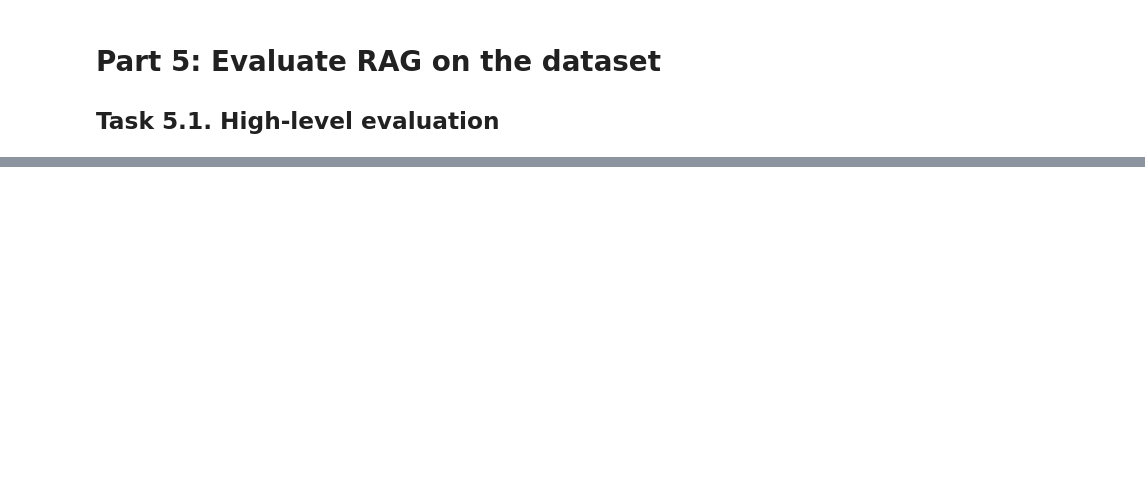
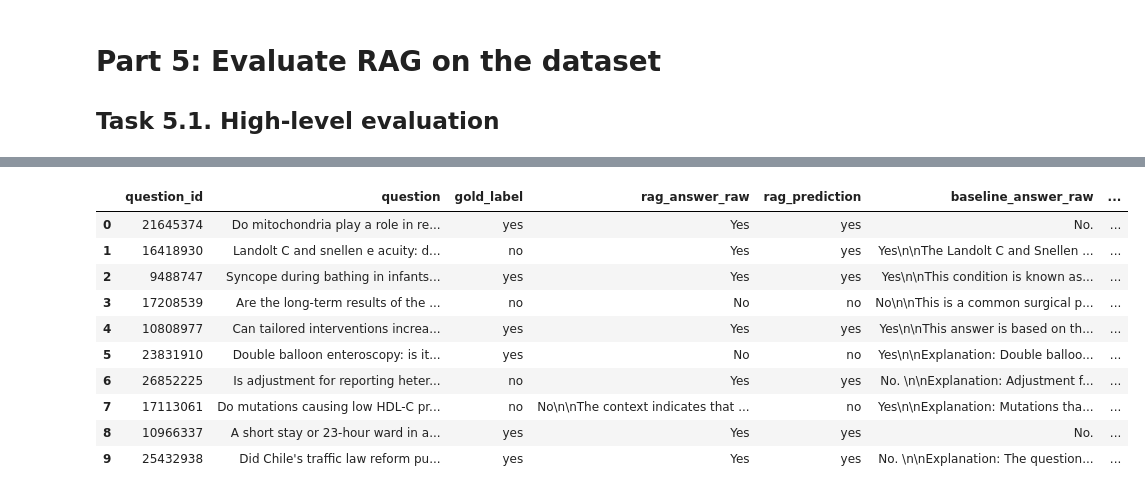
Before and after one commit to YingshuoXi/DL4NLP_Assignments, a Jupyter notebook: Assignment 4.ipynb, the cells around one changed output, grey strips where cells are left out. Cells and saved outputs as stored; diff of their text form; code cells hidden in the pictures; blank space fills up the shorter version.

```diff
--- a/Assignment 4.ipynb
+++ b/Assignment 4.ipynb
@@ -121,7 +121,8 @@ model = HuggingFacePipeline.from_model_id(
         "torch_dtype": "auto",
     },
     pipeline_kwargs={
-        "max_new_tokens": 100,
+        "max_new_tokens": 20,
+        "max_length": None,
         "do_sample": False,
         "return_full_text": False,
     },
@@ -368,0 +417,83 @@ def ask_rag(question):
+# %%
+N = 20
+eval_questions = questions[questions["gold_label"].isin(["yes", "no"])].head(N)
+
+rag_results = []
+
+for idx, row in eval_questions.iterrows():
+    output = ask_rag(row["question"])
+
+    rag_results.append({
+        "question_id": idx,
+        "question": row["question"],
+        "gold_label": row["gold_label"],
+        "rag_answer_raw": output["answer"],
+        "rag_prediction": clean_yes_no(output["answer"])
+    })
+
+rag_df = pd.DataFrame(rag_results)
+
+rag_accuracy = accuracy_score_simple(
+    rag_df["gold_label"],
+    rag_df["rag_prediction"]
+)
+
+rag_f1 = f1_score_yes(
+    rag_df["gold_label"],
+    rag_df["rag_prediction"]
+)
+
+baseline_template = """
+Answer the medical yes/no question.
+Answer with only one word: Yes or No.
+
+Question:
+{question}
+
+Answer:
+"""
+
+baseline_prompt = PromptTemplate.from_template(baseline_template)
+
+baseline_chain = (
+    baseline_prompt
+    | model
+    | StrOutputParser()
+)
+
+def ask_baseline(question):
+    answer = baseline_chain.invoke({"question": question})
+    return answer.strip()
+
+baseline_results = []
+
+for idx, row in eval_questions.iterrows():
+    answer = ask_baseline(row["question"])
+
+    baseline_results.append({
+        "question_id": idx,
+        "baseline_answer_raw": answer,
+        "baseline_prediction": clean_yes_no(answer)
+    })
+
+baseline_df = pd.DataFrame(baseline_results)
+
+combined_df = rag_df.merge(baseline_df, on="question_id")
+
+baseline_accuracy = accuracy_score_simple(
+    combined_df["gold_label"],
+    combined_df["baseline_prediction"]
+)
+
+baseline_f1 = f1_score_yes(
+    combined_df["gold_label"],
+    combined_df["baseline_prediction"]
+)
+
+print("RAG accuracy:", rag_accuracy)
+print("RAG F1:", rag_f1)
+print("Baseline accuracy:", baseline_accuracy)
+print("Baseline F1:", baseline_f1)
+
+combined_df.head(10)
+# %% [output]
@@ -368,0 +504,11 @@ def ask_rag(question):
+|  | question_id | question | gold_label | rag_answer_raw | rag_prediction | baseline_answer_raw | ... |
+| 0 | 21645374 | Do mitochondria play a role in re... | yes | Yes | yes | No. | ... |
+| 1 | 16418930 | Landolt C and snellen e acuity: d... | no | Yes | yes | Yes\n\nThe Landolt C and Snellen ... | ... |
+| 2 | 9488747 | Syncope during bathing in infants... | yes | Yes | yes | Yes\n\nThis condition is known as... | ... |
+| 3 | 17208539 | Are the long-term results of the ... | no | No | no | No\n\nThis is a common surgical p... | ... |
+| 4 | 10808977 | Can tailored interventions increa... | yes | Yes | yes | Yes\n\nThis answer is based on th... | ... |
+| 5 | 23831910 | Double balloon enteroscopy: is it... | yes | No | no | Yes\n\nExplanation: Double balloo... | ... |
+| 6 | 26852225 | Is adjustment for reporting heter... | no | Yes | yes | No. \n\nExplanation: Adjustment f... | ... |
+| 7 | 17113061 | Do mutations causing low HDL-C pr... | no | No\n\nThe context indicates that ... | no | Yes\n\nExplanation: Mutations tha... | ... |
+| 8 | 10966337 | A short stay or 23-hour ward in a... | yes | Yes | yes | No. | ... |
+| 9 | 25432938 | Did Chile's traffic law reform pu... | yes | Yes | yes | No. \n\nExplanation: The question... | ... |
```
Also changed, not shown: parts of 11 cells of this notebook, 3 other files.
